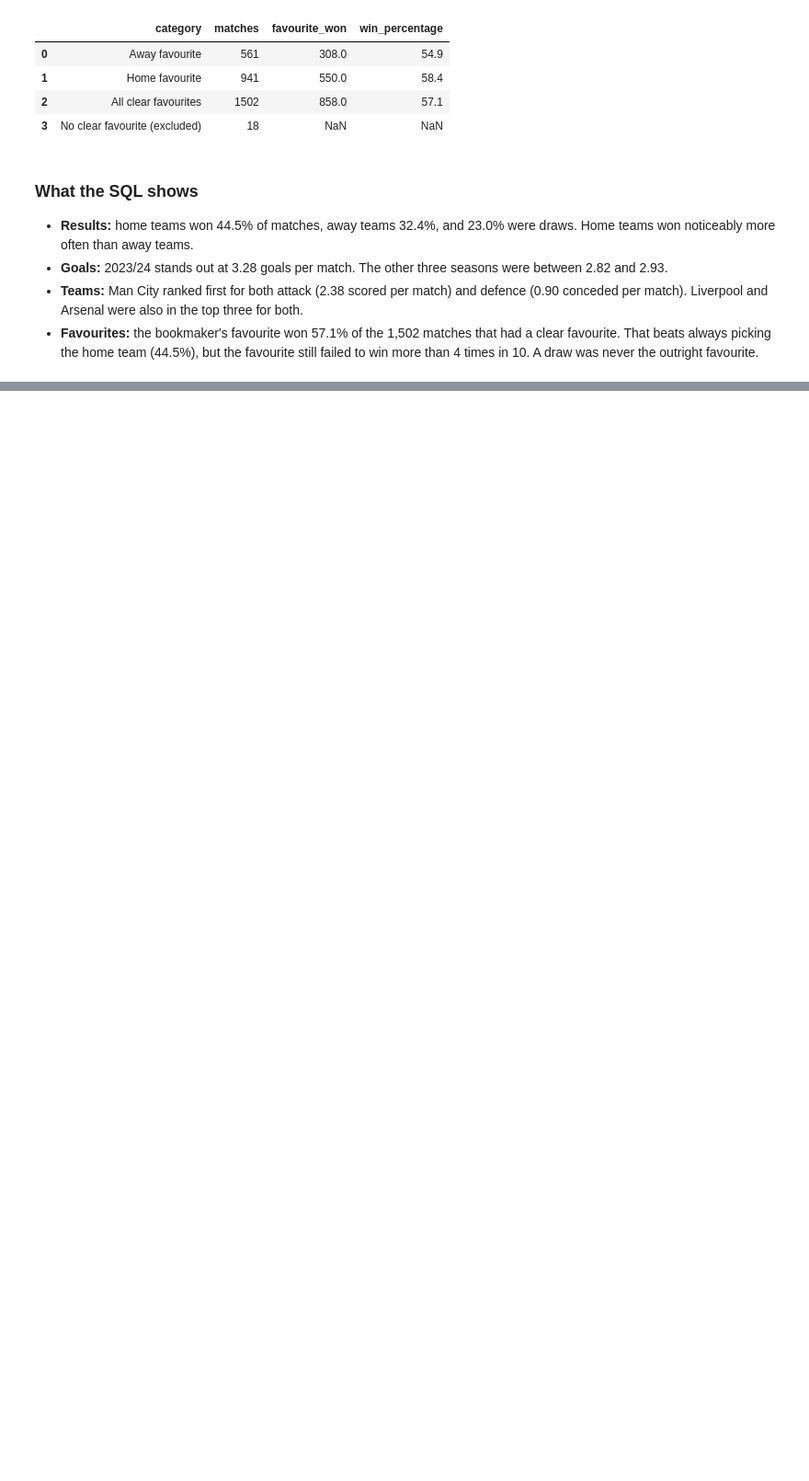
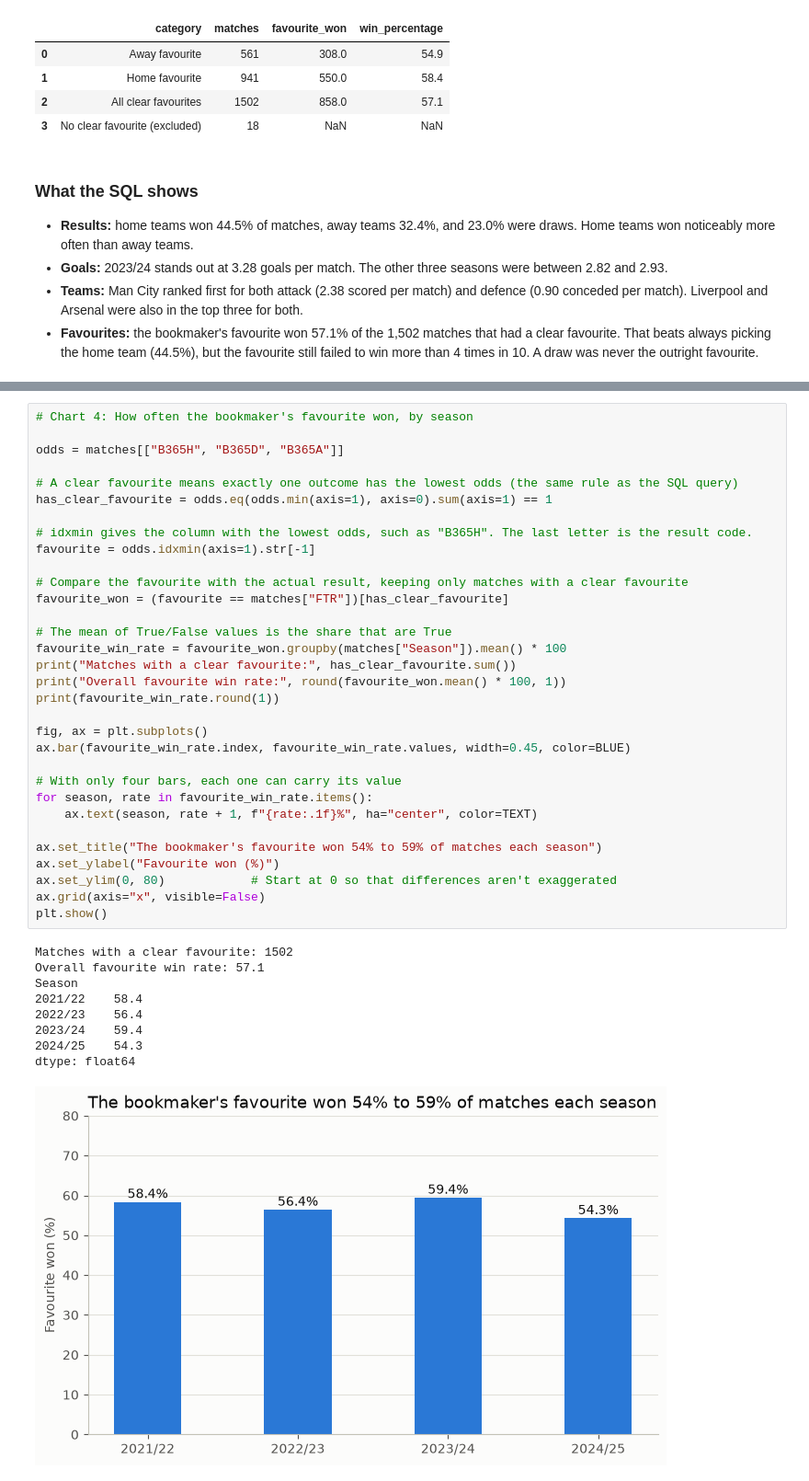
Before and after one commit to Yurieb/premier-league-match-predictor, a Jupyter notebook: football_model.ipynb, the cells around one changed output, grey strips where cells are left out. Shown at 92% size. Drawn from its saved outputs; the diff is of its cells as text; blank space fills up the shorter version.

```diff
--- a/football_model.ipynb
+++ b/football_model.ipynb
@@ -377,0 +553,42 @@ pd.read_sql_query(query, conn)
+# %%
+# Chart 4: How often the bookmaker's favourite won, by season
+
+odds = matches[["B365H", "B365D", "B365A"]]
+
+# A clear favourite means exactly one outcome has the lowest odds (the same rule as the SQL query)
+has_clear_favourite = odds.eq(odds.min(axis=1), axis=0).sum(axis=1) == 1
+
+# idxmin gives the column with the lowest odds, such as "B365H". The last letter is the result code.
+favourite = odds.idxmin(axis=1).str[-1]
+
+# Compare the favourite with the actual result, keeping only matches with a clear favourite
+favourite_won = (favourite == matches["FTR"])[has_clear_favourite]
+
+# The mean of True/False values is the share that are True
+favourite_win_rate = favourite_won.groupby(matches["Season"]).mean() * 100
+print("Matches with a clear favourite:", has_clear_favourite.sum())
+print("Overall favourite win rate:", round(favourite_won.mean() * 100, 1))
+print(favourite_win_rate.round(1))
+
+fig, ax = plt.subplots()
+ax.bar(favourite_win_rate.index, favourite_win_rate.values, width=0.45, color=BLUE)
+
+# With only four bars, each one can carry its value
+for season, rate in favourite_win_rate.items():
+    ax.text(season, rate + 1, f"{rate:.1f}%", ha="center", color=TEXT)
+
+ax.set_title("The bookmaker's favourite won 54% to 59% of matches each season")
+ax.set_ylabel("Favourite won (%)")
+ax.set_ylim(0, 80)            # Start at 0 so that differences aren't exaggerated
+ax.grid(axis="x", visible=False)
+plt.show()
+# %% [output]
+Matches with a clear favourite: 1502
+Overall favourite win rate: 57.1
+Season
+2021/22    58.4
+2022/23    56.4
+2023/24    59.4
+2024/25    54.3
+dtype: float64
+[figure, added]
```
Also changed, not shown: parts of 9 cells of this notebook.
